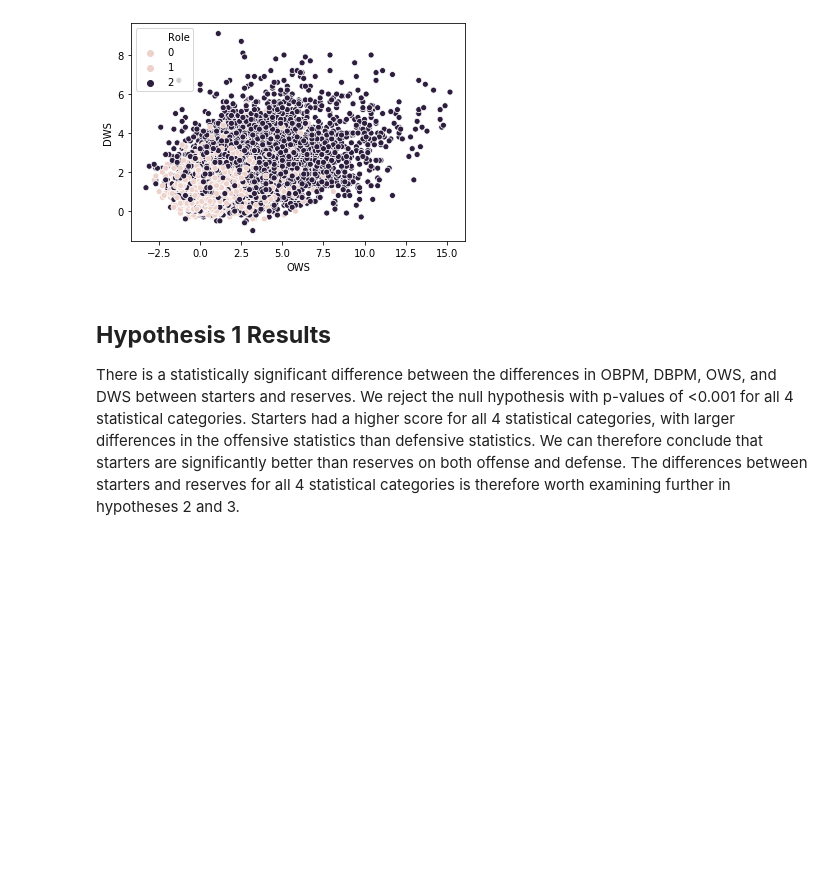
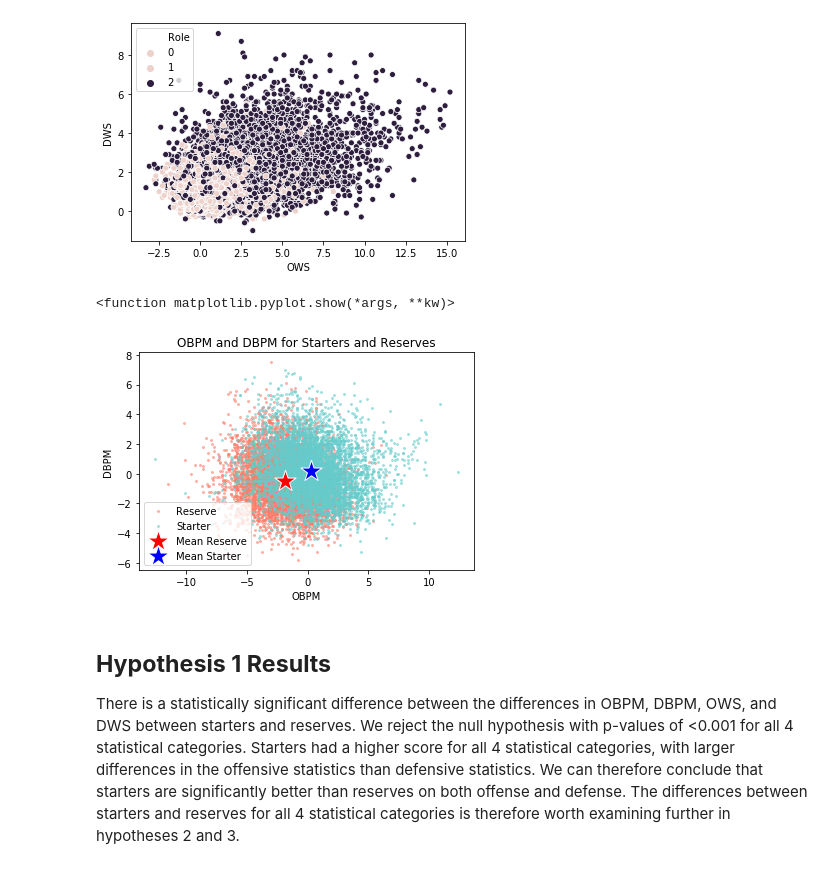
Before and after one commit to nteuthorn/Thinkful_Capstone1, a Jupyter notebook: Capstone 1.ipynb, the cells around one changed output. Drawn from its saved outputs; the diff is of its cells as text; code cells hidden in the pictures; blank space fills up the shorter version.

Commit message:
Update role visualization

```diff
--- a/Capstone 1.ipynb
+++ b/Capstone 1.ipynb
@@ -261,6 +261,23 @@ sns.scatterplot('OWS', 'DWS', hue = 'Role', data = y82_player_stats[(y82_player_
 # %% [output]
 <matplotlib.axes._subplots.AxesSubplot at 0x...>
 [figure]
+# %%
+plt.scatter('OBPM', 'DBPM', s = 4, c = '#fe7d6a', alpha = 0.5, label = 'Reserve', data = y82_player_stats[(y82_player_stats.Role == 1)])
+plt.scatter('OBPM', 'DBPM', s = 4, c = '#66cccc', alpha = 0.5, label = 'Starter', data = y82_player_stats[(y82_player_stats.Role == 2)])
+plt.scatter(y82_player_stats[(y82_player_stats.Role == 1)].OBPM.mean(),
+            y82_player_stats[(y82_player_stats.Role == 1)].DBPM.mean(), s = 500, c = 'r',
+            marker = '*', edgecolors = 'w', label = 'Mean Reserve')
+plt.scatter(y82_player_stats[(y82_player_stats.Role == 2)].OBPM.mean(),
+            y82_player_stats[(y82_player_stats.Role == 2)].DBPM.mean(), s = 500, c = 'b',
+            marker = '*', edgecolors = 'w', label = 'Mean Starter')
+plt.title('OBPM and DBPM for Starters and Reserves')
+plt.xlabel('OBPM')
+plt.ylabel('DBPM')
+plt.legend(loc = 'lower left')
+plt.show
+# %% [output]
+<function matplotlib.pyplot.show(*args, **kw)>
+[figure, added]
 # %% [markdown]
 ## **Hypothesis 1 Results**
 
```
Also changed, not shown: 1 other file.
